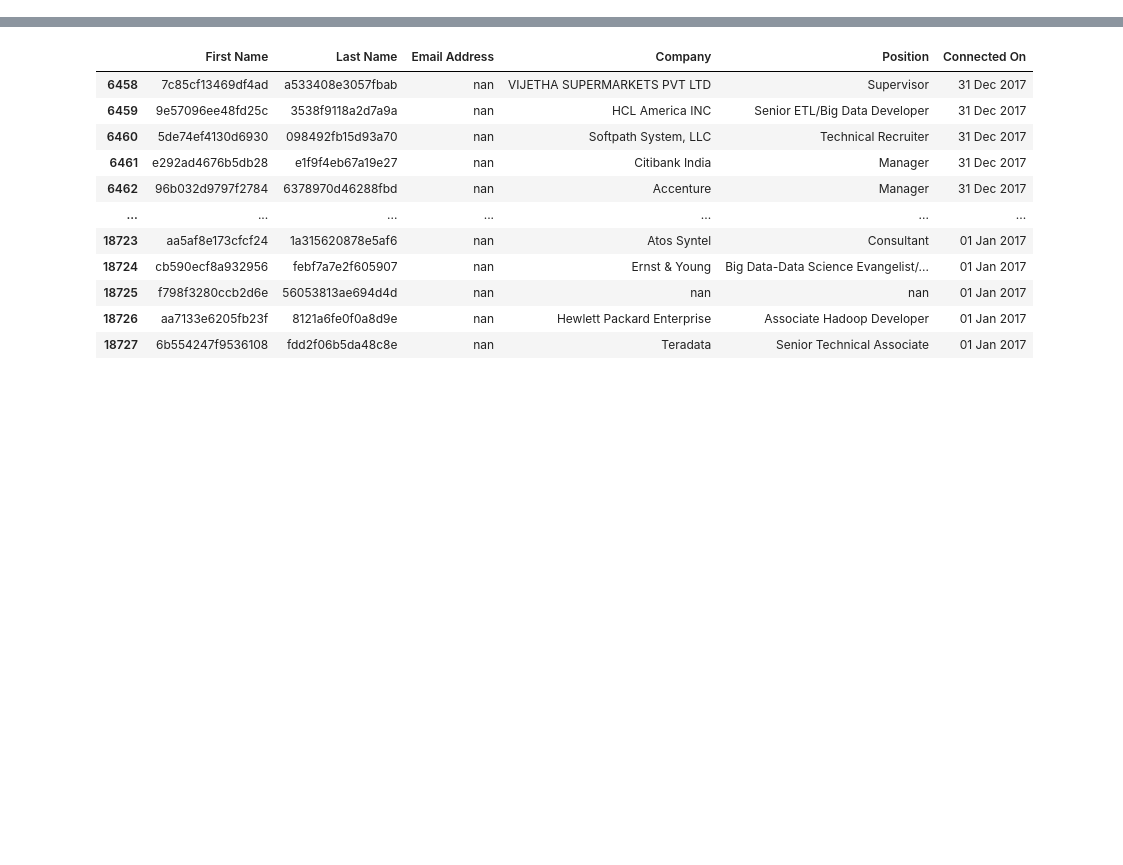
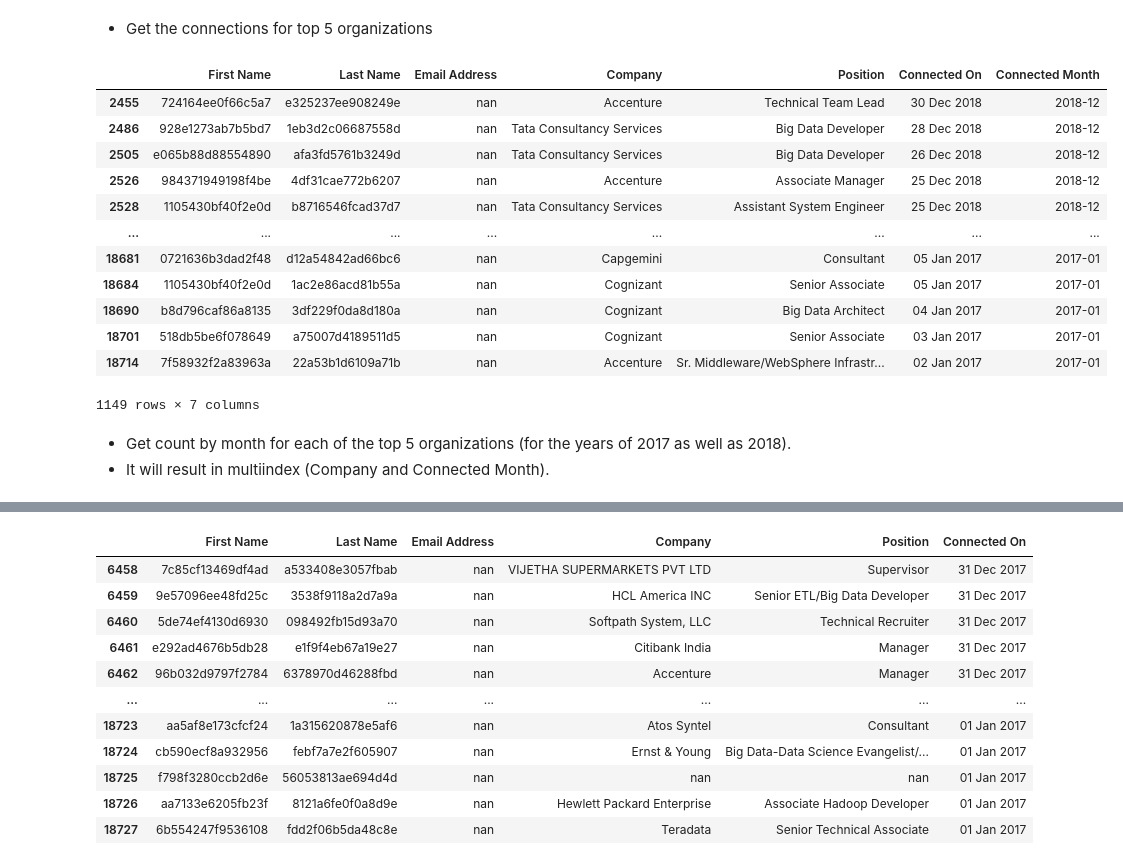
Before and after one commit to dgadiraju/itversity-books, a Jupyter notebook: Data Engineering Bootcamp/30 Basics of Programming using Python/08 Data Visualization.ipynb, the cells around one changed output, grey strips where cells are left out. Drawn from its saved outputs; the diff is of its cells as text; code cells hidden in the pictures; blank space fills up the shorter version.

```diff
--- a/Data Engineering Bootcamp/30 Basics of Programming using Python/08 Data Visualization.ipynb
+++ b/Data Engineering Bootcamp/30 Basics of Programming using Python/08 Data Visualization.ipynb
@@ -137,0 +397,5 @@ plt.show()
+# %%
+organizations_top5 = connection_count_by_company[connection_count_by_company.index != 'nan']. \
+    sort_values(ascending=False). \
+    head(5)
+organizations_top5
@@ -137,0 +410,24 @@ plt.show()
+# %% [markdown]
+* Get the connections for top 5 organizations
+# %%
+connections_top5 = connections[
+    connections['Company'].isin(organizations_top5.index.tolist())
+]
+connections_top5
+# %% [output]
+|  | First Name | Last Name | Email Address | Company | Position | Connected On | Connected Month |
+| 2455 | 724164ee0f66c5a7 | e325237ee908249e | nan | Accenture | Technical Team Lead | 30 Dec 2018 | 2018-12 |
+| 2486 | 928e1273ab7b5bd7 | 1eb3d2c06687558d | nan | Tata Consultancy Services | Big Data Developer | 28 Dec 2018 | 2018-12 |
+| 2505 | e065b88d88554890 | afa3fd5761b3249d | nan | Tata Consultancy Services | Big Data Developer | 26 Dec 2018 | 2018-12 |
+| 2526 | 984371949198f4be | 4df31cae772b6207 | nan | Accenture | Associate Manager | 25 Dec 2018 | 2018-12 |
+| 2528 | 1105430bf40f2e0d | b8716546fcad37d7 | nan | Tata Consultancy Services | Assistant System Engineer | 25 Dec 2018 | 2018-12 |
+| ... | ... | ... | ... | ... | ... | ... | ... |
+| 18681 | 0721636b3dad2f48 | d12a54842ad66bc6 | nan | Capgemini | Consultant | 05 Jan 2017 | 2017-01 |
+| 18684 | 1105430bf40f2e0d | 1ac2e86acd81b55a | nan | Cognizant | Senior Associate | 05 Jan 2017 | 2017-01 |
+| 18690 | b8d796caf86a8135 | 3df229f0da8d180a | nan | Cognizant | Big Data Architect | 04 Jan 2017 | 2017-01 |
+| 18701 | 518db5be6f078649 | a75007d4189511d5 | nan | Cognizant | Senior Associate | 03 Jan 2017 | 2017-01 |
+| 18714 | 7f58932f2a83963a | 22a53b1d6109a71b | nan | Accenture | Sr. Middleware/WebSphere Infrastr... | 02 Jan 2017 | 2017-01 |
+1149 rows × 7 columns
+# %% [markdown]
+* Get count by month for each of the top 5 organizations (for the years of 2017 as well as 2018).
+* It will result in multiindex (Company and Connected Month).
```
Also changed, not shown: parts of 64 cells of this notebook.
